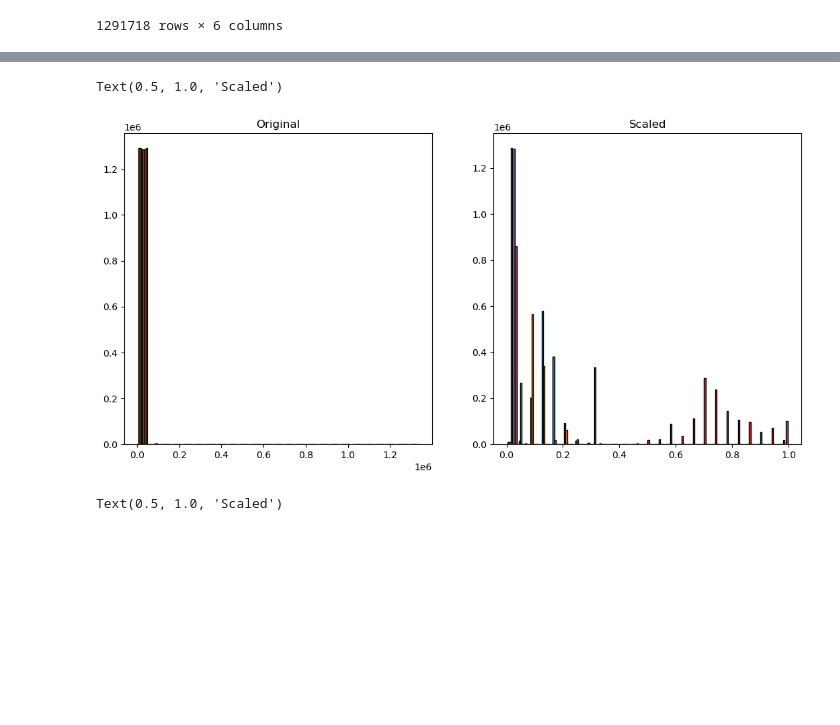
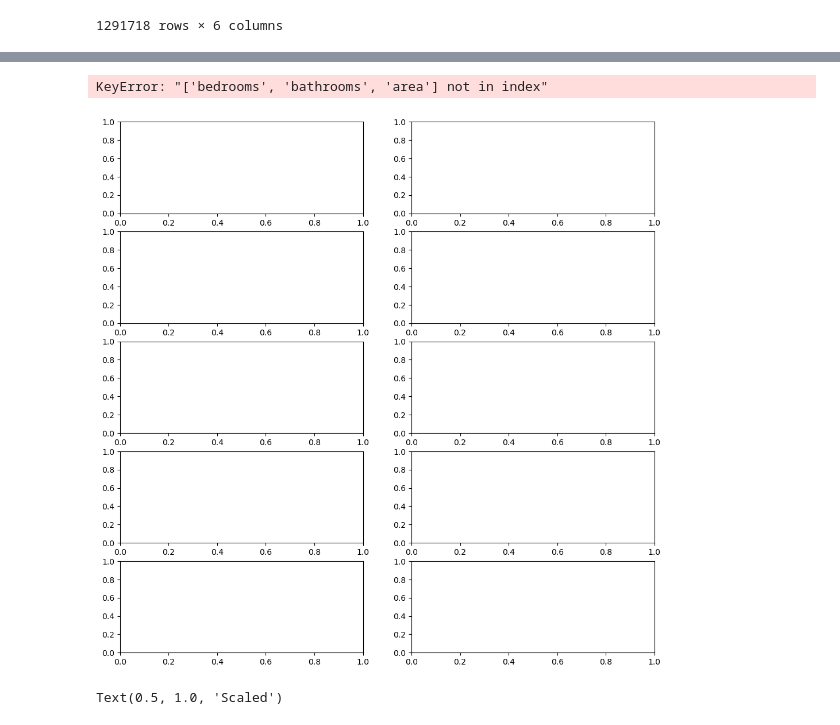
Before and after one commit to scottbarnett97/regression-exercises, a Jupyter notebook: scaling_exercise.ipynb, the cells around one changed output, grey strips where cells are left out. Drawn from its saved outputs; the diff is of its cells as text; code cells hidden in the pictures; blank space fills up the shorter version.

```diff
--- a/scaling_exercise.ipynb
+++ b/scaling_exercise.ipynb
@@ -89,26 +93,43 @@ X_train
 # %%
 y_train, y_validate = train.taxvaluedollarcnt, validate.taxvaluedollarcnt
+# %%
+def visualize_scaler(scaler, df, columns_to_scale, bins=10):
+    #create subplot structure
+    fig, axs = plt.subplots(len(columns_to_scale), 2, figsize=(12,12))
+
+    #copy the df for scaling
+    df_scaled = df.copy()
+
+    #fit and transform the df
+    df_scaled[columns_to_scale] = scaler.fit_transform(df[columns_to_scale])
+
+    #plot the pre-scaled data next to the post-scaled data in one row of a subplot
+    for (ax1, ax2), col in zip(axs, columns_to_scale):
+        ax1.hist(df[col], bins=bins)
+        ax1.set(title=f'{col} before scaling', xlabel=col, ylabel='count')
+        ax2.hist(df_scaled[col], bins=bins)
+        ax2.set(title=f'{col} after scaling with {scaler.__class__.__name__}', xlabel=col, ylabel='count')
+    plt.tight_layout()
+# %%
+to_scale = ['bedrooms','bathrooms','area','yearbuilt','taxamount']
 # %%
 #MINMAX
 scaler = sklearn.preprocessing.MinMaxScaler()
 # Note that we only call .fit with the training data,
 # but we use .transform to apply the scaling to all the data splits.
 scaler.fit(X_train)
 
 X_train_scaled = scaler.transform(X_train)
 X_validate_scaled = scaler.transform(X_validate)
 #X_test_scaled = scaler.transform(X_test)
 
-plt.figure(figsize=(13, 6))
-plt.subplot(121)
-plt.hist(X_train, bins=25, ec='black')
-plt.title('Original')
-plt.subplot(122)
-plt.hist(X_train_scaled, bins=25, ec='black')
-plt.title('Scaled')
+visualize_scaler(scaler=MinMaxScaler(),
+                 df=train,
+                 columns_to_scale=to_scale,
+                 bins=50)
 # %% [output]
-Text(0.5, 1.0, 'Scaled')
+KeyError: "['bedrooms', 'bathrooms', 'area'] not in index"
-[figure, old version]
+[figure, new version]
 # %%
 scaler = sklearn.preprocessing.StandardScaler()
 # Note that we only call .fit with the training data,
```
Also changed, not shown: parts of 7 cells of this notebook, 4 other files.
